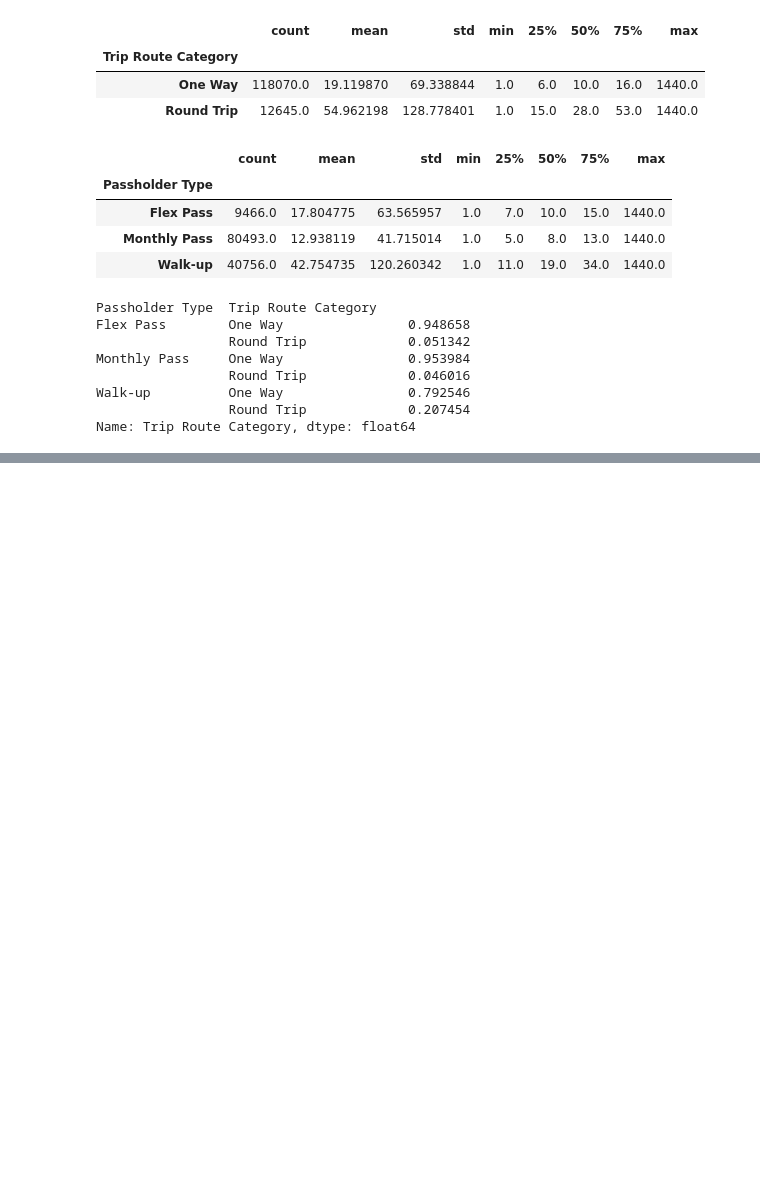
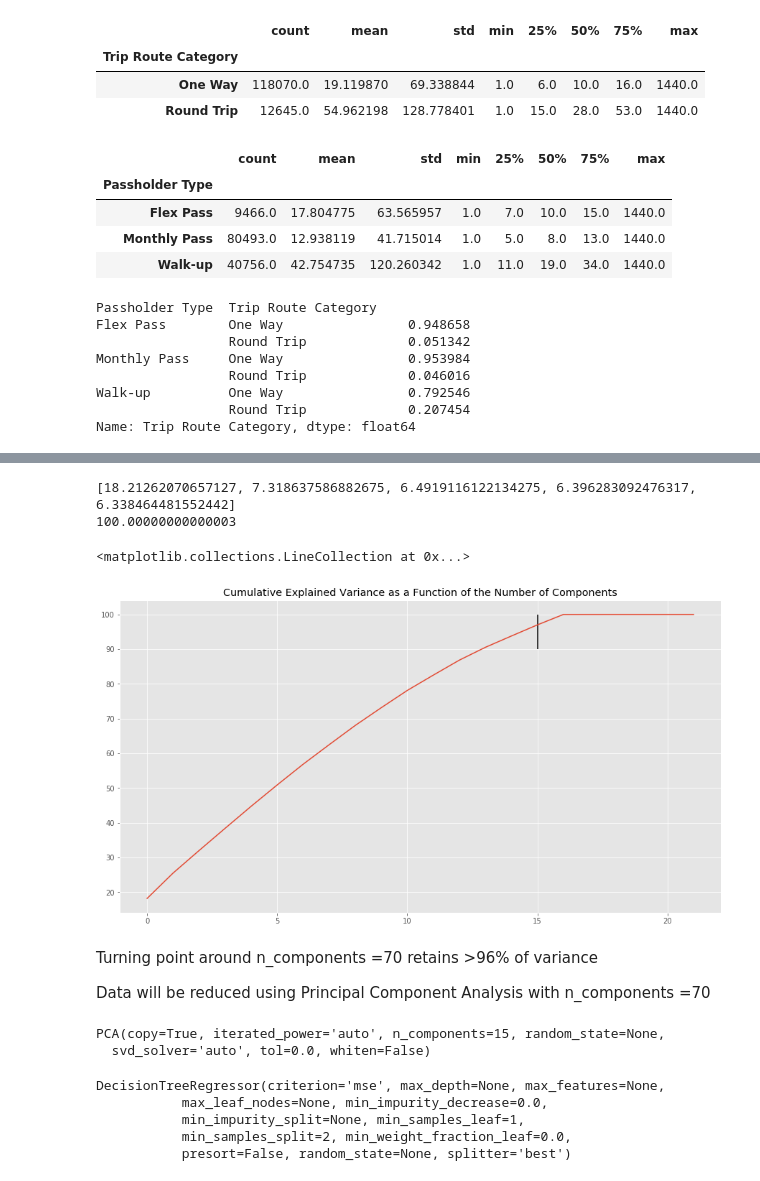
Before and after one commit to ktzioumis/LA-Bike-Share, a Jupyter notebook: student.ipynb, the cells around one changed output, grey strips where cells are left out. Drawn from its saved outputs; the diff is of its cells as text; code cells hidden in the pictures; blank space fills up the shorter version.

```diff
--- a/student.ipynb
+++ b/student.ipynb
@@ -550,0 +688,3 @@ Name: Trip Route Category, dtype: float64
+# %%
+X=pd.get_dummies(X)
+X.shape
@@ -550,0 +695,4 @@ Name: Trip Route Category, dtype: float64
+# %%
+from sklearn.preprocessing import StandardScaler
+scaler=StandardScaler()
+scaler.fit_transform(X)
@@ -550,0 +713,29 @@ Name: Trip Route Category, dtype: float64
+# %%
+from sklearn.decomposition import PCA
+pca=PCA()
+pca.fit(X)
+tot = sum(pca.explained_variance_)
+var_exp = [(i/tot)*100 for i in sorted(pca.explained_variance_, reverse=True)]
+print(var_exp[0:5])
+print(sum(var_exp))
+cum_var_exp = np.cumsum(var_exp)
+plt.style.use('ggplot')
+plt.figure(figsize=(15, 8))
+plt.plot(cum_var_exp)
+plt.title('Cumulative Explained Variance as a Function of the Number of Components')
+plt.vlines(x=15,ymin=90,ymax=100)
+# %% [output]
+[18.21262070657127, 7.318637586882675, 6.4919116122134275, 6.396283092476317, 6.338464481552442]
+100.00000000000003
+<matplotlib.collections.LineCollection at 0x...>
+[figure, added]
+# %% [markdown]
+Turning point around n_components =70 retains >96% of variance
+
+Data will be reduced using Principal Component Analysis with n_components =70
+# %%
+pca=PCA(n_components=15)
+pca.fit(X)
+# %% [output]
+PCA(copy=True, iterated_power='auto', n_components=15, random_state=None,
+  svd_solver='auto', tol=0.0, whiten=False)
@@ -550,0 +748,10 @@ Name: Trip Route Category, dtype: float64
+# %%
+from sklearn.tree import DecisionTreeRegressor
+cart=DecisionTreeRegressor()
+cart.fit(X_train,y_train)
+# %% [output]
+DecisionTreeRegressor(criterion='mse', max_depth=None, max_features=None,
+           max_leaf_nodes=None, min_impurity_decrease=0.0,
+           min_impurity_split=None, min_samples_leaf=1,
+           min_samples_split=2, min_weight_fraction_leaf=0.0,
+           presort=False, random_state=None, splitter='best')
```
Also changed, not shown: parts of 47 cells of this notebook.
